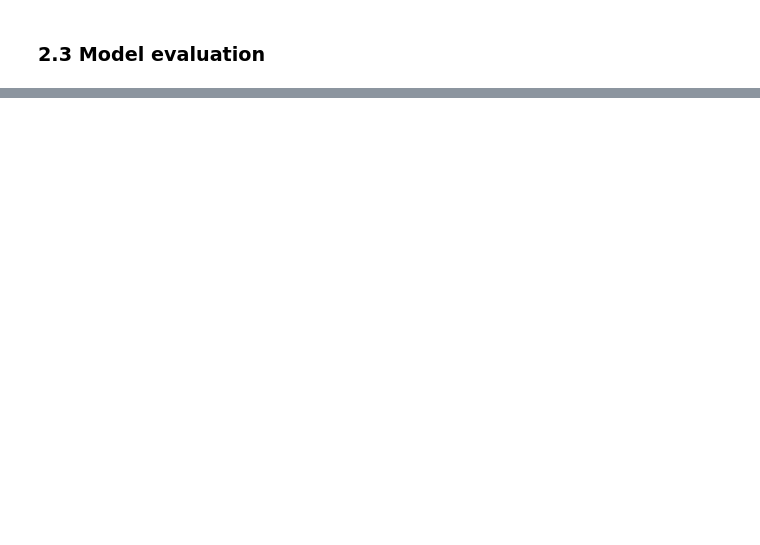
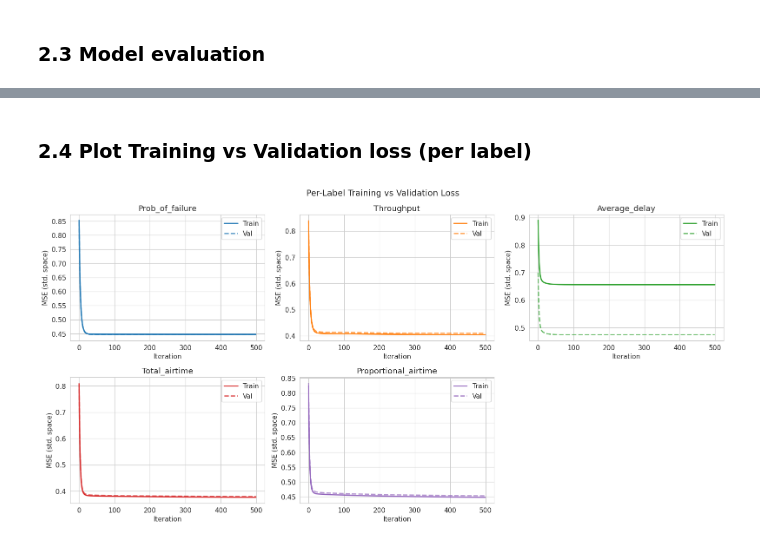
Before and after one commit to melkersvensson02/AAX-Seminars, a Jupyter notebook: AAX_Seminar_1/seminar1_wifi_regression.ipynb, the cells around one changed output, grey strips where cells are left out. Cells and saved outputs as stored; diff of their text form; code cells hidden in the pictures; blank space fills up the shorter version.

```diff
--- a/AAX_Seminar_1/seminar1_wifi_regression.ipynb
+++ b/AAX_Seminar_1/seminar1_wifi_regression.ipynb
@@ -414,0 +354,19 @@ display(summary.set_index('Model').style.format('{:.6f}'))
+# %%
+y_pred = gd_model.predict(X_test_s)
+
+# For each label and each model, compute MSE on the test set.
+rows = []
+for i, label in enumerate(TARGETS):
+    for model_name, y_pred in [('MvLR', y_pred)]:
+        mse  = mean_squared_error(y_test_s[:, i], y_pred[:, i])
+        rows.append(dict(Label=label, Model=model_name, MSE=mse))
+
+metrics_df = pd.DataFrame(rows)
+
+print('=== Per-label test-set metrics ===')
+display(metrics_df.set_index(['Label', 'Model']).style.format('{:.4f}'))
+
+# Average MSE across all 5 labels for each model
+for model_name, y_pred in [('MvLR', y_pred)]:
+    mse_vals = [mean_squared_error(y_test_s[:, i], y_pred[:, i]) for i in range(len(TARGETS))]
+    print(f'\n{model_name}: mean MSE across labels: {np.mean(mse_vals):.4f}')
@@ -414,0 +402,26 @@ display(summary.set_index('Model').style.format('{:.6f}'))
+# %% [markdown]
+### 2.4 Plot Training vs Validation loss (per label)
+# %%
+# Per-label training and validation loss curves
+train_per_label = np.array(gd_model.train_loss_per_label_)   # (n_iters, 5)
+val_per_label   = np.array(gd_model.val_loss_per_label_)
+
+colors = plt.cm.tab10.colors
+
+fig, axes = plt.subplots(2, 3, figsize=(16, 8))
+axes = axes.flatten()
+
+for i, label in enumerate(TARGETS):
+    axes[i].plot(train_per_label[:, i], color=colors[i], linewidth=2, label='Train')
+    axes[i].plot(val_per_label[:, i],   color=colors[i], linewidth=2, label='Val', linestyle='--', alpha=0.7)
+    axes[i].set_title(label)
+    axes[i].set_xlabel('Iteration')
+    axes[i].set_ylabel('MSE (std. space)')
+    axes[i].legend()
+
+axes[-1].set_visible(False)
+plt.suptitle('Per-Label Training vs Validation Loss', fontsize=14)
+plt.tight_layout()
+plt.show()
+# %% [output]
+[figure, added]
```
Also changed, not shown: parts of 41 cells of this notebook, 1 other file.
